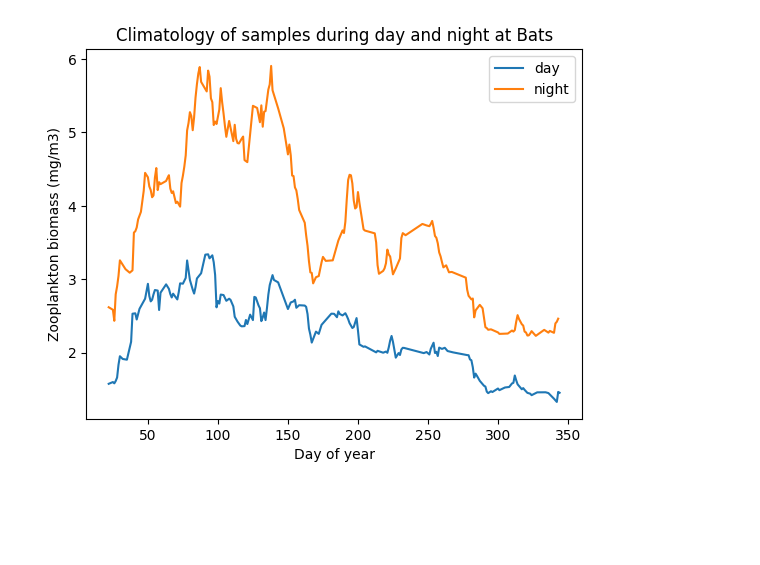
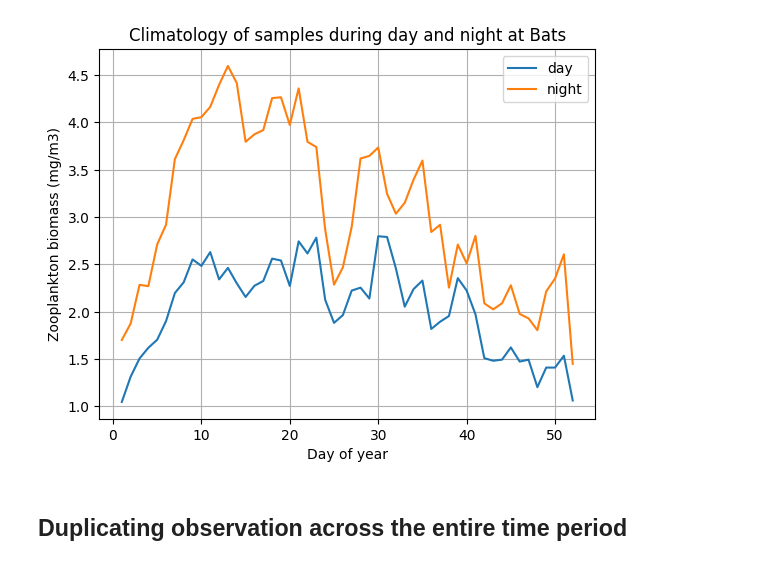
Before and after one commit to Ash12H/Seapopym-optimization, a Jupyter notebook: notebooks/1_data_processing/1_1_Forcing/1_1_7_1_climato_obs_bats.ipynb, the cells around one changed output. Drawn from its saved outputs; the diff is of its cells as text; code cells hidden in the pictures; blank space fills up the shorter version.

```diff
--- a/notebooks/1_data_processing/1_1_Forcing/1_1_7_1_climato_obs_bats.ipynb
+++ b/notebooks/1_data_processing/1_1_Forcing/1_1_7_1_climato_obs_bats.ipynb
@@ -4,7 +8,6 @@ import xarray as xr
 # %%
 station = "Bats"
 # %%
-data = xr.load_dataset(f"./products/{station}_obs.zarr", engine="zarr")
-grouped_data = data.groupby("time.dayofyear").mean()
-grouped_data
+data = xr.load_dataset(f"./products/{station}_obs_filtered.zarr", engine="zarr")
+data
 # %% [output]
@@ -46,0 +119,10 @@ Smooth 7 days window
+# %%
+grouped_data = xr.Dataset({"day": day_detrended, "night": night_detrended})
+
+# Calculer les moyennes mensuelles des données détrendées
+grouped_data = grouped_data.groupby("time.week").mean()
+grouped_data
+
+# ajouter des nan pour les semaines manquantes
+grouped_data = grouped_data.reindex(week=np.arange(1, 53))
+grouped_data
@@ -58,0 +155,14 @@ Smooth 14 days window
+# %%
+window_size = 3
+pad_size = window_size + 2
+
+# Étendre les données pour simuler la cyclicité
+extended_ds = grouped_data.pad(week=(pad_size, pad_size), mode="wrap")
+
+# Appliquer la fenêtre mobile
+smoothed = (
+    extended_ds.rolling(week=window_size, center=True, min_periods=1)
+    .mean()
+    .isel(week=slice(pad_size, -pad_size))  # Revenir à la taille originale
+)
+smoothed
@@ -59,10 +180,13 @@ Smooth 14 days window
 # %%
-grouped_data.day.dropna("dayofyear").rolling(dayofyear=14, center=True).mean().plot(label="day")
-grouped_data.night.dropna("dayofyear").rolling(dayofyear=14, center=True).mean().plot(label="night")
+smoothed.day.plot(label="day")
+smoothed.night.plot(label="night")
 plt.legend()
 plt.title(f"Climatology of samples during day and night at {station}")
 plt.xlabel("Day of year")
 plt.ylabel("Zooplankton biomass (mg/m3)")
+plt.grid()
 plt.show()
 # %% [output]
-[figure, old version]
+[figure, new version]
+# %% [markdown]
+## Duplicating observation across the entire time period
```
Also changed, not shown: parts of 24 cells of this notebook, 1 other file.
